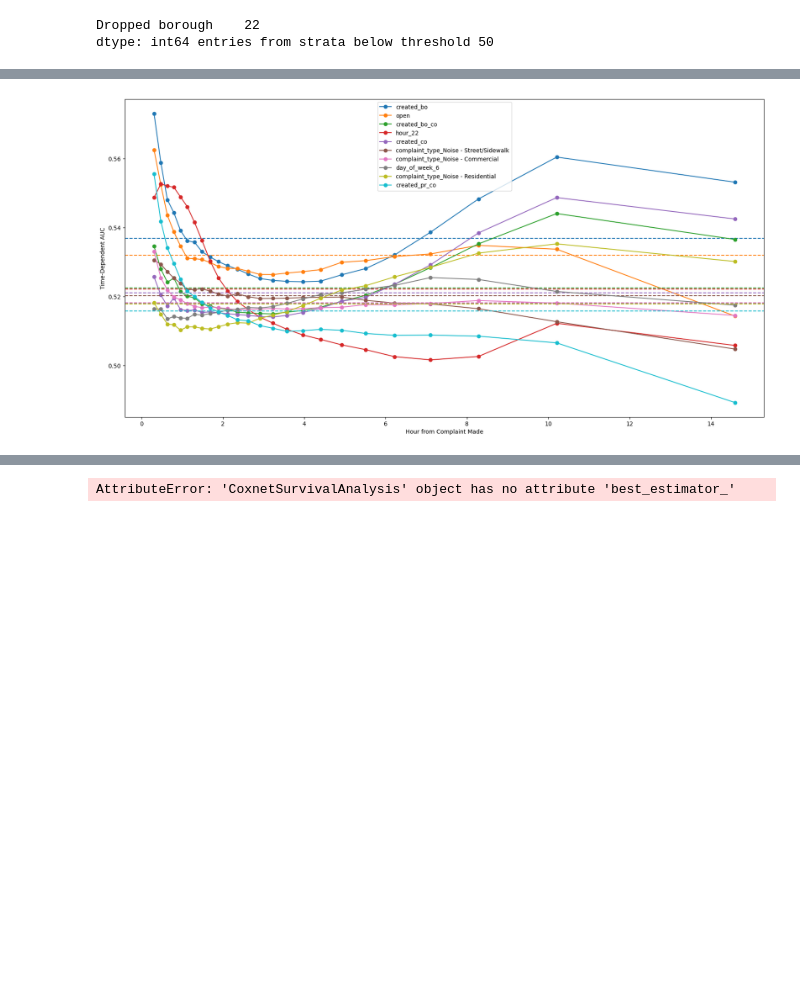
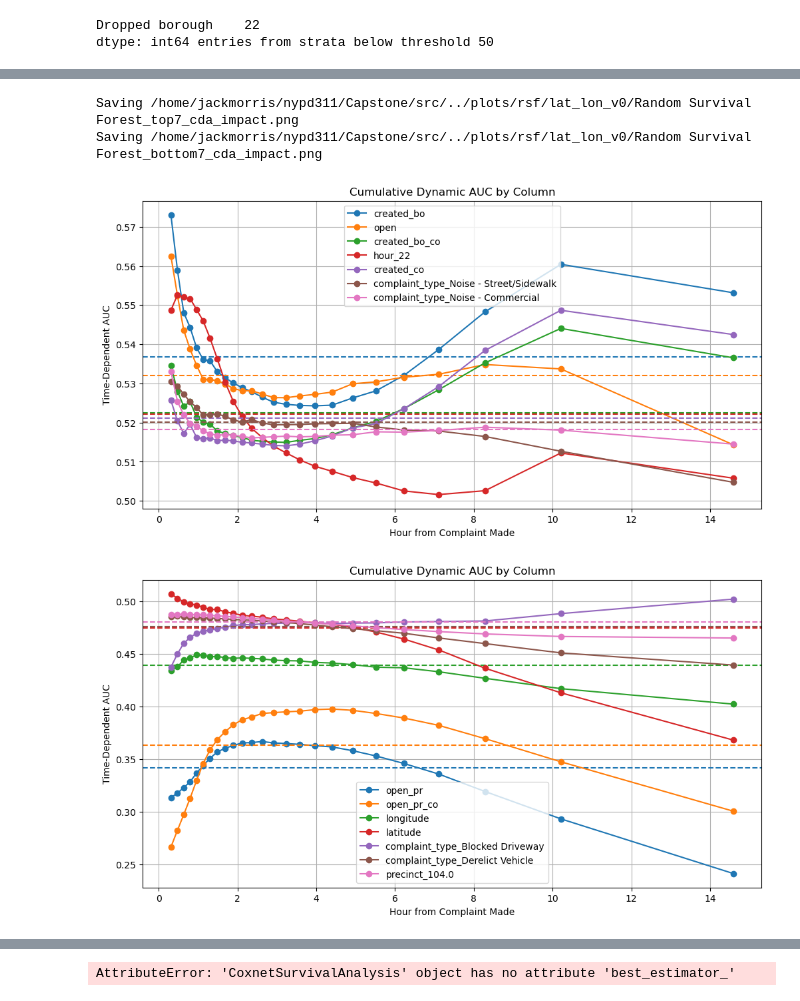
Before and after one commit to jamorr/Capstone, a Jupyter notebook: src/final.ipynb, the cells around one changed output, grey strips where cells are left out. Saved outputs shown, nothing was run; the diff lists cells and outputs as text; code cells hidden in the pictures; blank space fills up the shorter version.

Commit message:
Overhaul RSF and CPH training

```diff
--- a/src/final.ipynb
+++ b/src/final.ipynb
@@ -177,6 +184,12 @@ Dropped borough    22
 dtype: int64 entries from strata below threshold 50
 # %%
 chunk_size = 1000
+assets_path = pathlib.Path(f"../plots/rsf/{save_name}")
+calc_conc = False
+calc_auc = False
+if not assets_path.exists():
+    assets_path.mkdir()
+
 
 times = np.percentile(np.array([te[1] for te in y_test]), np.linspace(5, 95, 25))
 rsf_chf_funcs  = rsf.predict_cumulative_hazard_function(X_test[:chunk_size], return_array=False)
@@ -227,20 +214,23 @@ top_10 = heapq.nlargest(10, heap)
-# %%
-assets_path = pathlib.Path("../plots/rsf")
-if not assets_path.exists():
-    assets_path.mkdir()
-
-fig, ax = plt.subplots()
-
-fig.set_size_inches(20, 10)
-for i, (mean_auc, col, auc) in enumerate(top_10):
-    ax.plot(times, auc, marker="o", color=f"C{i}", label=col)
-    ax.set_xlabel("Hour from Complaint Made")
-    ax.set_ylabel("Time-Dependent AUC")
-    ax.axhline(mean_auc, color=f"C{i}", linestyle="--")
-    plt.legend()
-fig.savefig(assets_path/f"{save_name}_TDAUC.png")
-# %% [output]
-[figure, removed]
+# %%
+
+
+get_variable_impact_auc(
+    X_test,
+    y_train,
+    y_test,
+    times,
+    assets_path,
+    "Random Survival Forest",
+    num_cols = 7,
+    do_concord = False,
+    do_top = True,
+    do_bottom = True
+)
+# %% [output]
+Saving /home/jackmorris/nypd311/Capstone/src/../plots/rsf/lat_lon_v0/Random Survival Forest_top7_cda_impact.png
+Saving /home/jackmorris/nypd311/Capstone/src/../plots/rsf/lat_lon_v0/Random Survival Forest_bottom7_cda_impact.png
+[figure, added]
+[figure, added]
 # %%
 result = permutation_importance(rsf, X_test[:chunk_size], y_test[:chunk_size], n_repeats=5, random_state=hyper.seed, max_samples=0.10)
 
```
Also changed, not shown: parts of 19 cells of this notebook, 17 other files.
